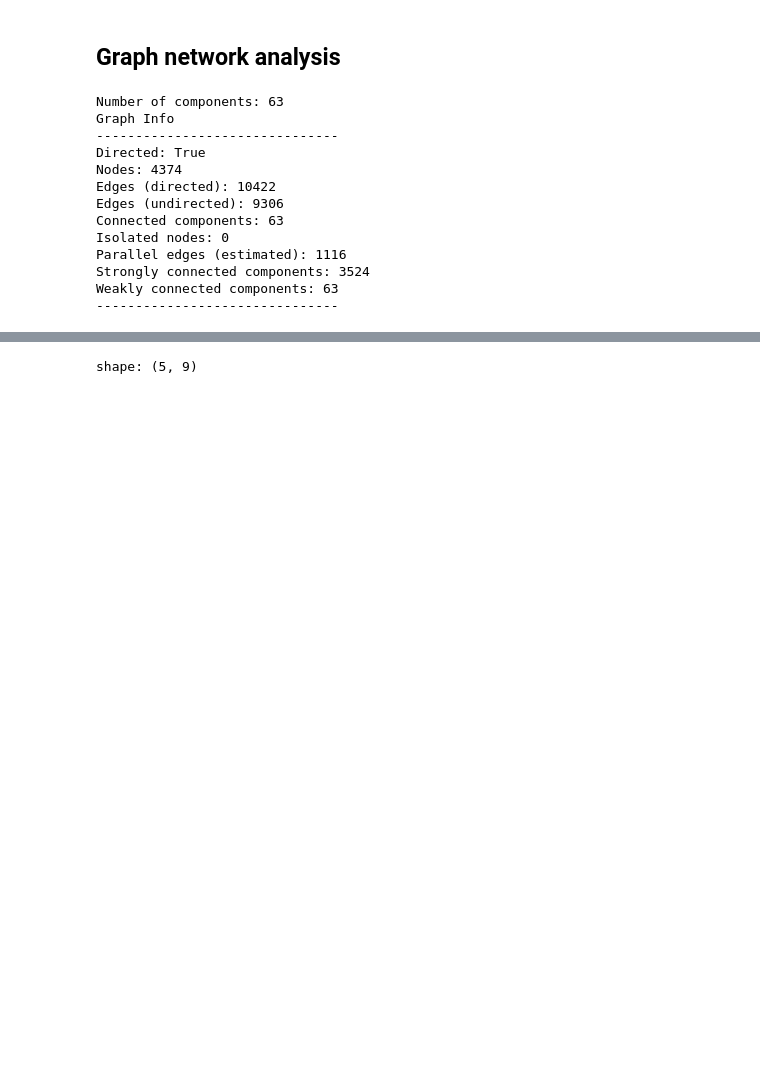
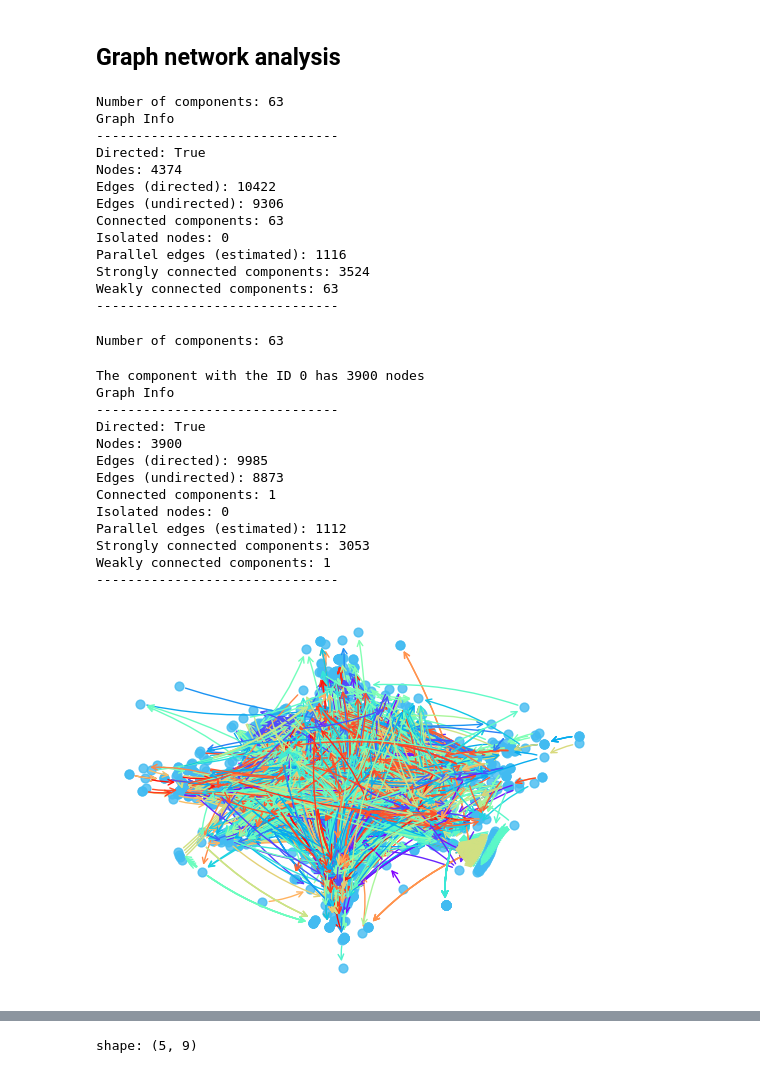
Before and after one commit to johnnatan-messias/research-proj-mev, a Jupyter notebook: eda-mev-traces.ipynb, the cells around one changed output, grey strips where cells are left out. Drawn from its saved outputs; the diff is of its cells as text; code cells hidden in the pictures; blank space fills up the shorter version.

```diff
--- a/eda-mev-traces.ipynb
+++ b/eda-mev-traces.ipynb
@@ -409,7 +409,7 @@ def extract_edges(df, dead_addresses_df):
     return (
         df.select([
             "from_label", "to_label", "from", "to",
-            "value", "gas_used", "input", "tx_hash"
+            "value", "gas_used", "input", "tx_hash", "block_time"
         ])
         .filter(
             pl.col("from").is_not_null() &
@@ -434,7 +434,8 @@ def build_graph(edges_df):
             tx_hash=row['tx_hash'],
             value=float(row['value'] or 0),
             gas=float(row['gas_used'] or 0),
-            selector=row['function_selector']
+            selector=row['function_selector'],
+            timestamp=str(row['block_time'])
         )
         G.nodes[row['from']]['label'] = row['from_label']
         G.nodes[row['to']]['label'] = row['to_label']
@@ -480,0 +519,41 @@ Weakly connected components: 63
+# %%
+components = sorted(nx.connected_components(
+    G.to_undirected()), key=len, reverse=True)
+print("Number of components:", len(components))
+# %% [output]
+Number of components: 63
+# %%
+component_id = 0
+
+print("The component with the ID {} has {} nodes".format(
+    component_id, len(components[component_id])))
+g = G.subgraph(components[component_id])
+show_graph_info(g)
+nx.write_gexf(g, "./components/graph_component_{}.gexf".format(component_id))
+
+draw_multi_graph(g, pos=nx.kamada_kawai_layout(
+    g), node_size=40, alpha=0.8, arrowsize=10)
+plt.show()
+
+print('Function selector list: ', set(
+    map(lambda x: (x[2]['selector']), g.edges(data=True))))
+
+for node_u, node_v, data in sorted(g.edges(data=True), key=lambda x: x[2]['timestamp']):
+    function_selector = data['selector']
+    print(node_u, '->', node_v, function_selector,
+          data['timestamp'], data['value'], data['tx_hash'])
+# %% [output]
+The component with the ID 0 has 3900 nodes
+Graph Info
+-------------------------------
+Directed: True
+Nodes: 3900
+Edges (directed): 9985
+Edges (undirected): 8873
+Connected components: 1
+Isolated nodes: 0
+Parallel edges (estimated): 1112
+Strongly connected components: 3053
+Weakly connected components: 1
+-------------------------------
+[figure, added]
```
Also changed, not shown: parts of 2 cells of this notebook, 1 other file.
